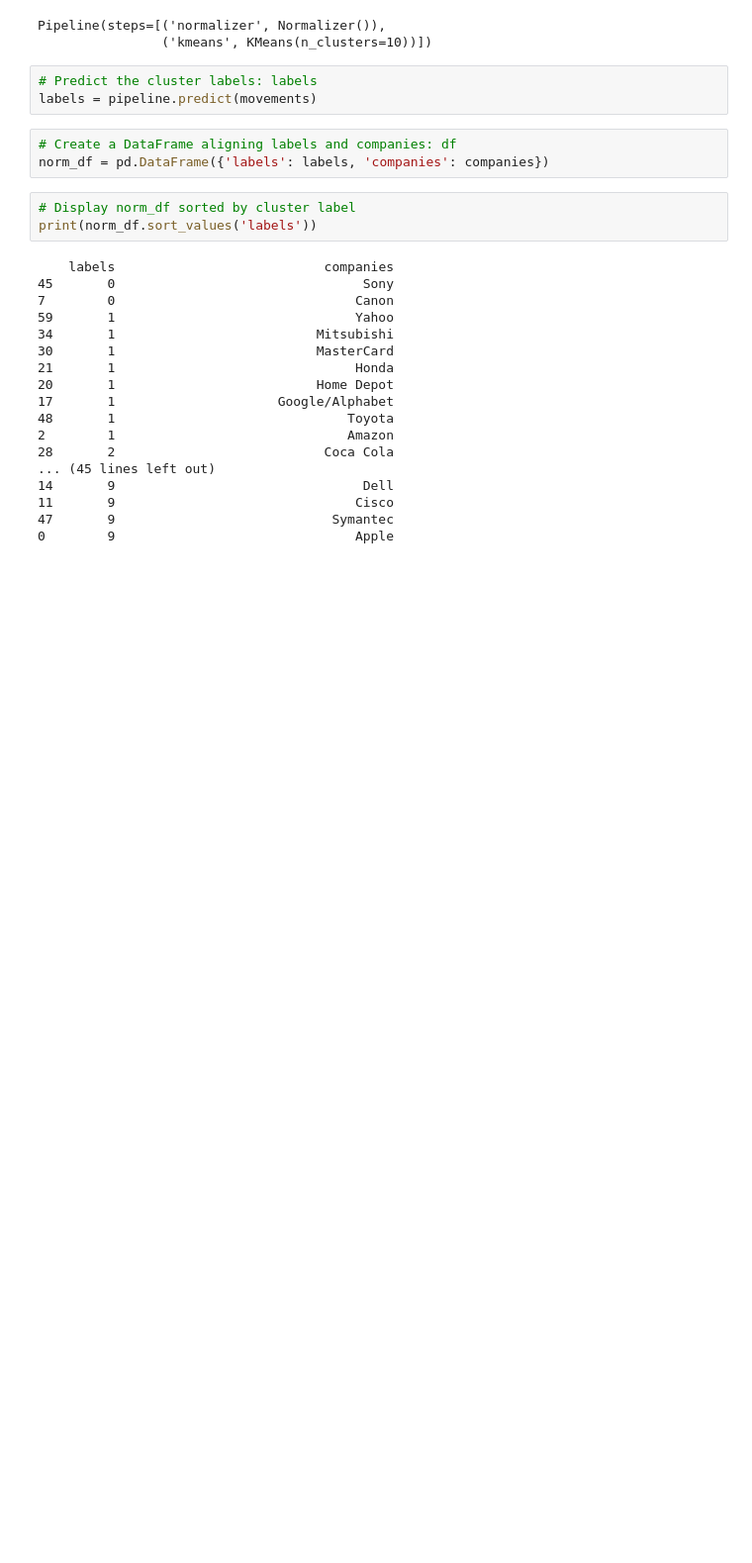
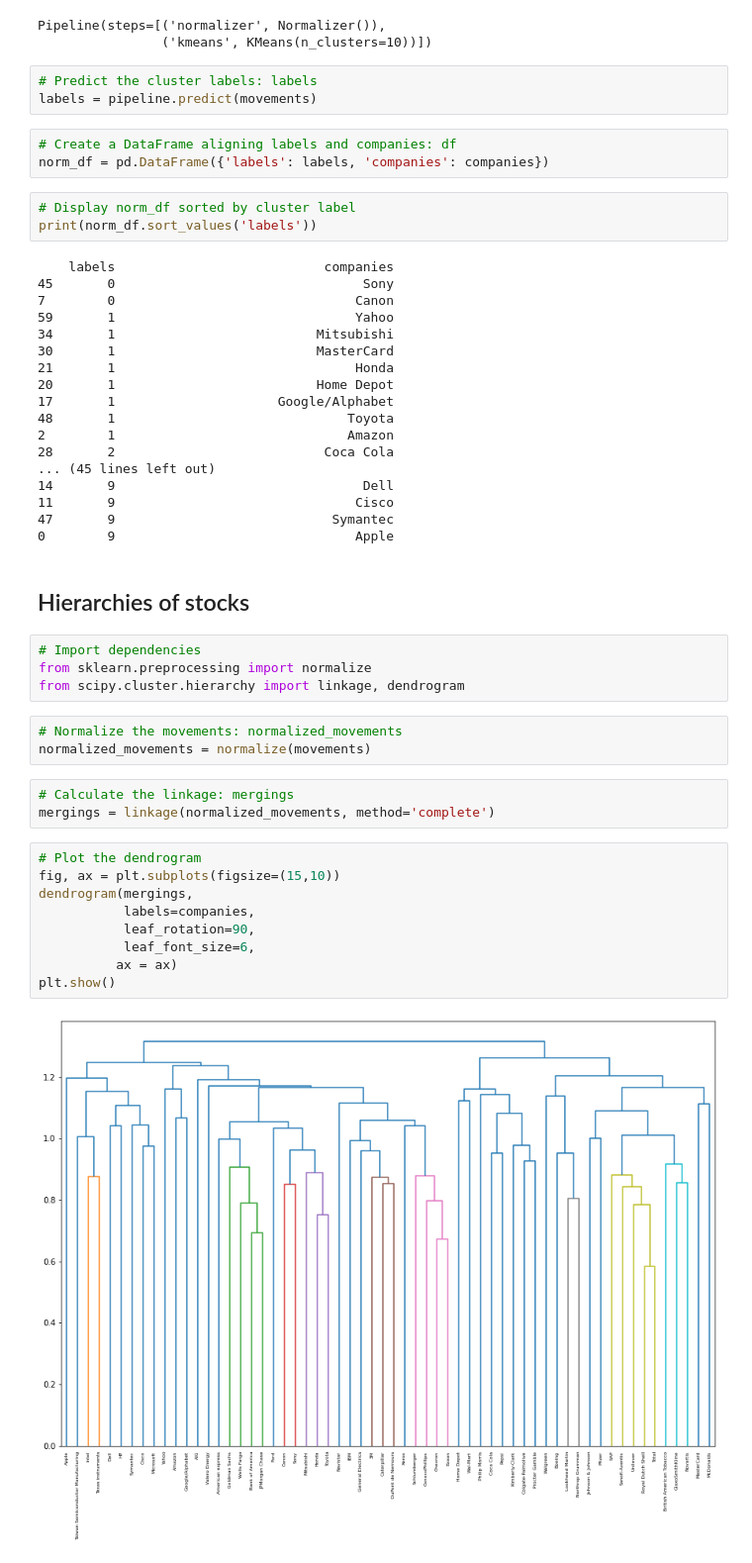
Before and after one commit to kipmadden/Unsupervised-Learning-with-scikit-learn, a Jupyter notebook: Stock price clustering.ipynb, the cells around one changed output. Shown at 99% size. Drawn from its saved outputs; the diff is of its cells as text; blank space fills up the shorter version.

Commit message:
Added Heirarchies to 'Grains' and 'Stock price clustering' notebooks with dendrogram plots

```diff
--- a/Stock price clustering.ipynb
+++ b/Stock price clustering.ipynb
@@ -122,3 +122,26 @@ print(norm_df.sort_values('labels'))
 11       9                               Cisco
 47       9                            Symantec
 0        9                               Apple
+# %% [markdown]
+## Hierarchies of stocks
+# %%
+# Import dependencies
+from sklearn.preprocessing import normalize
+from scipy.cluster.hierarchy import linkage, dendrogram
+# %%
+# Normalize the movements: normalized_movements
+normalized_movements = normalize(movements)
+# %%
+# Calculate the linkage: mergings
+mergings = linkage(normalized_movements, method='complete')
+# %%
+# Plot the dendrogram
+fig, ax = plt.subplots(figsize=(15,10))
+dendrogram(mergings,
+           labels=companies,
+           leaf_rotation=90,
+           leaf_font_size=6,
+          ax = ax)
+plt.show()
+# %% [output]
+[figure, added]
```
Also changed, not shown: 2 other files.
